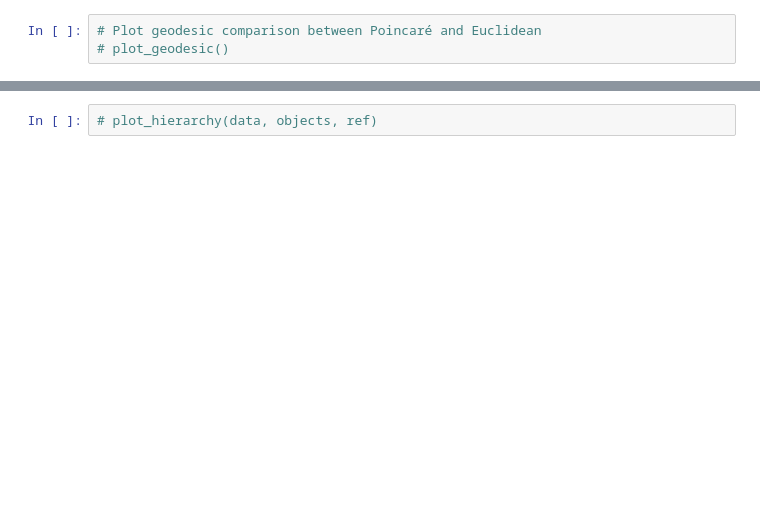
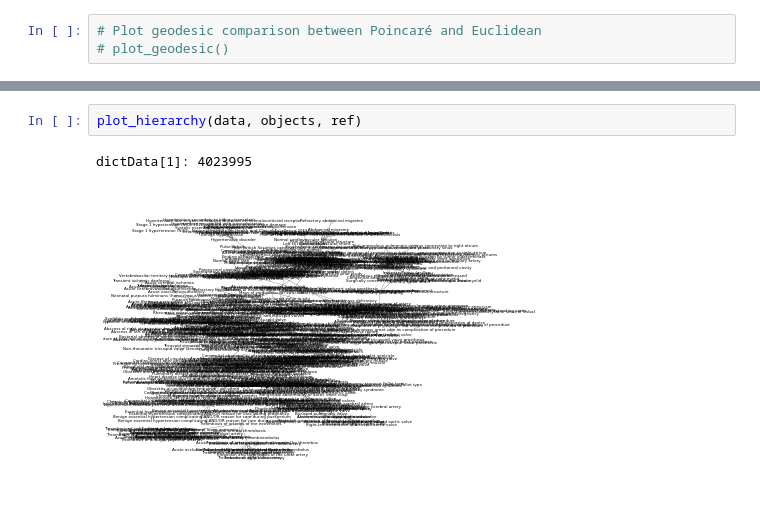
Before and after one commit to mi-erasmusmc/omop-poincare, a Jupyter notebook: main_notebook.ipynb, the cells around one changed output, grey strips where cells are left out. Saved outputs shown, nothing was run; the diff lists cells and outputs as text; blank space fills up the shorter version.

```diff
--- a/main_notebook.ipynb
+++ b/main_notebook.ipynb
@@ -46,5 +40,8 @@ Nodes: 1661
 # %%
-# plot_hierarchy(data, objects, ref)
+plot_hierarchy(data, objects, ref)
+# %% [output]
+dictData[1]: 4023995
+[figure, added]
 # %%
 train(data=data, weights=weights, objects=objects, neighbors=neighbors,
       diff_summed=diff_summed, num_relations=num_relations,
```
Also changed, not shown: parts of 5 cells of this notebook, 8 other files.
